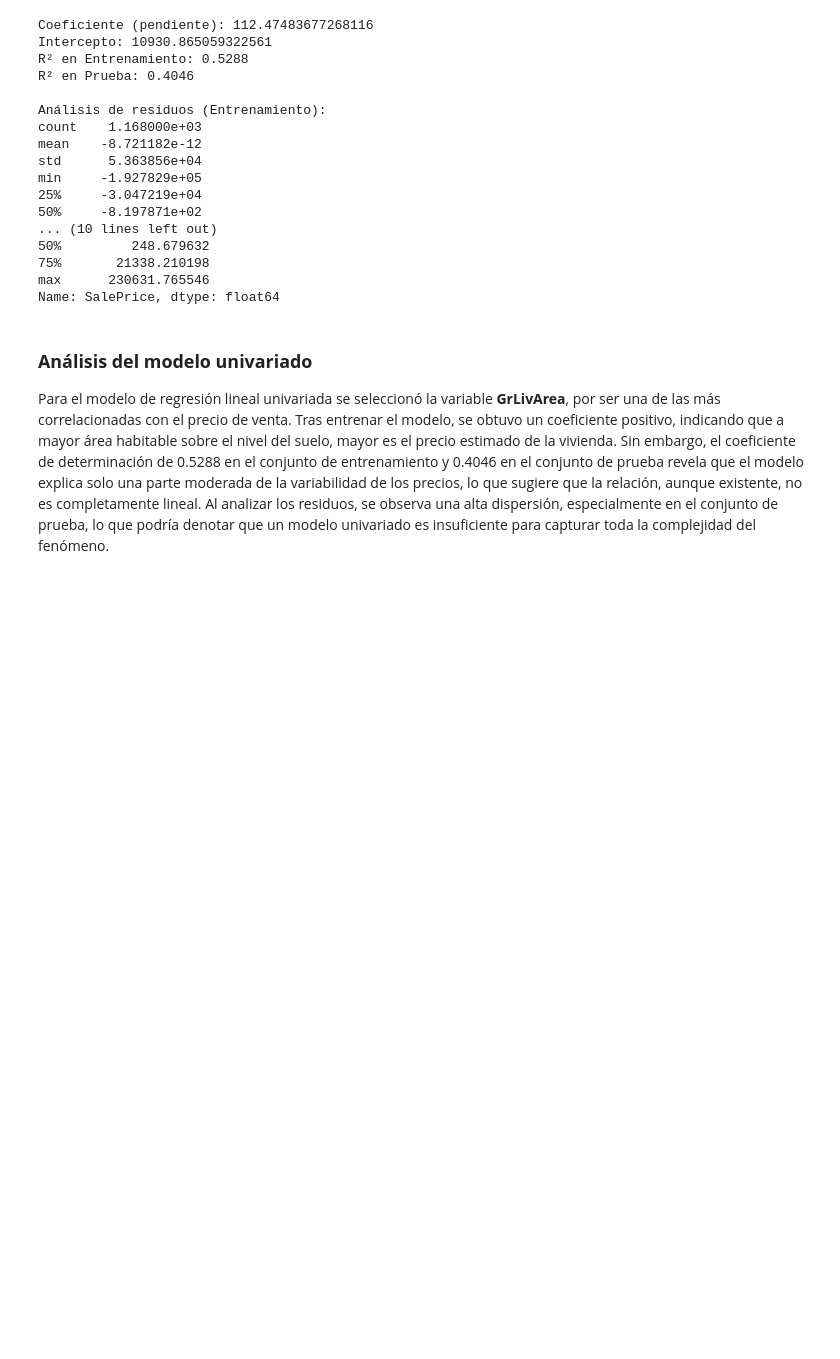
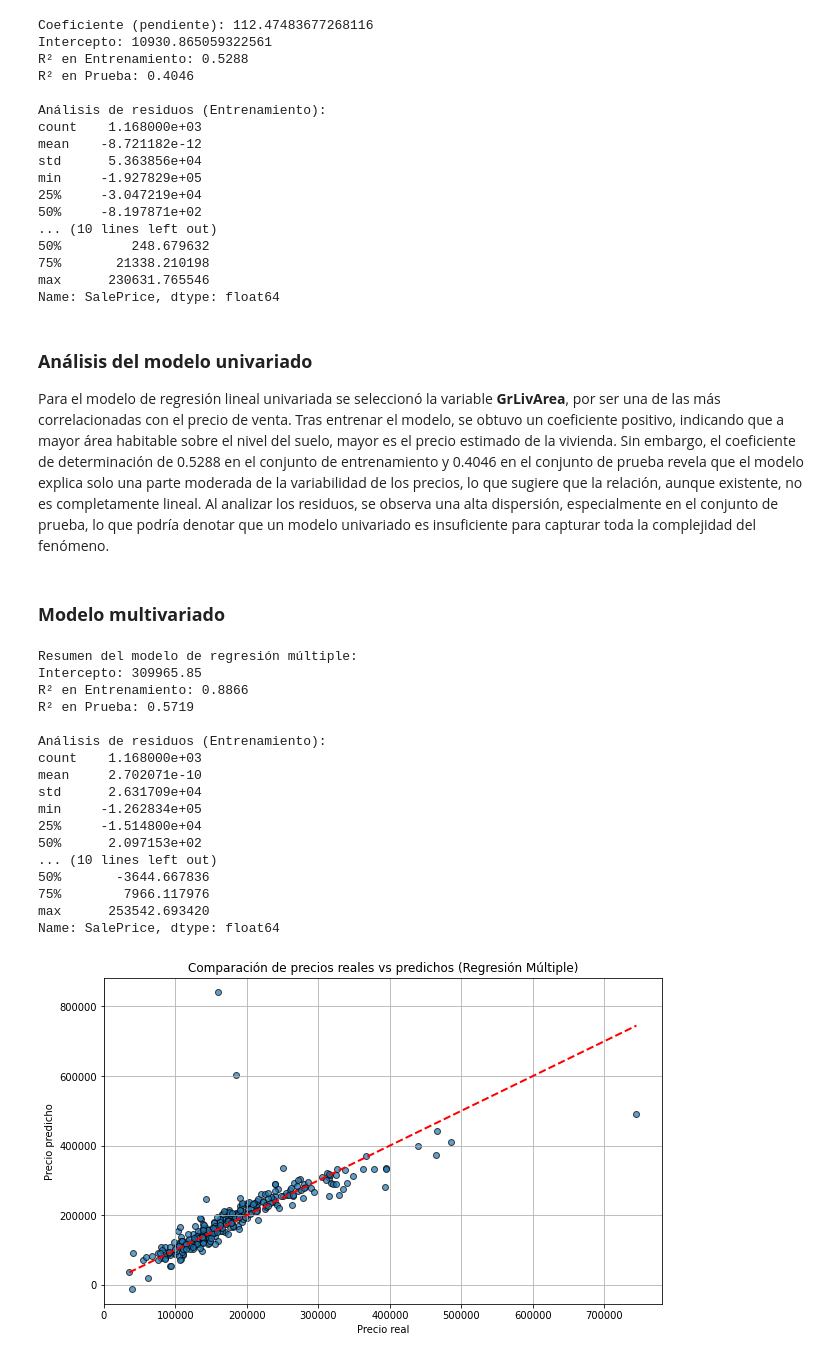
Before and after one commit to paulabaal12/PROY2-DM, a Jupyter notebook: proyecto.ipynb, the cells around one changed output. Saved outputs shown, nothing was run; the diff lists cells and outputs as text; code cells hidden in the pictures; blank space fills up the shorter version.

Commit message:
agregar modelo multivariado

```diff
--- a/proyecto.ipynb
+++ b/proyecto.ipynb
@@ -483,3 +483,63 @@ Name: SalePrice, dtype: float64
 ### **Análisis del modelo univariado**
 
 Para el modelo de regresión lineal univariada se seleccionó la variable **GrLivArea**, por ser una de las más correlacionadas con el precio de venta. Tras entrenar el modelo, se obtuvo un coeficiente positivo, indicando que a mayor área habitable sobre el nivel del suelo, mayor es el precio estimado de la vivienda. Sin embargo, el coeficiente de determinación de 0.5288 en el conjunto de entrenamiento y 0.4046 en el conjunto de prueba revela que el modelo explica solo una parte moderada de la variabilidad de los precios, lo que sugiere que la relación, aunque existente, no es completamente lineal. Al analizar los residuos, se observa una alta dispersión, especialmente en el conjunto de prueba, lo que podría denotar que un modelo univariado es insuficiente para capturar toda la complejidad del fenómeno.
+# %% [markdown]
+### **Modelo multivariado**
+# %%
+# Seleccionar solo las columnas numéricas para la regresión múltiple
+X_train_numeric = X_train.select_dtypes(include=[np.number])
+X_test_numeric = X_test.select_dtypes(include=[np.number])
+
+# Crear y entrenar el modelo de regresión lineal
+modelo_multi = LinearRegression()
+modelo_multi.fit(X_train_numeric, y_train)
+
+# Predicciones
+y_train_pred_multi = modelo_multi.predict(X_train_numeric)
+y_test_pred_multi = modelo_multi.predict(X_test_numeric)
+
+# Calcular residuos
+train_residuos_multi = y_train - y_train_pred_multi
+test_residuos_multi = y_test - y_test_pred_multi
+
+# Evaluar el modelo
+print("Resumen del modelo de regresión múltiple:")
+print(f"Intercepto: {modelo_multi.intercept_:.2f}")
+print(f"R² en Entrenamiento: {modelo_multi.score(X_train_numeric, y_train):.4f}")
+print(f"R² en Prueba: {modelo_multi.score(X_test_numeric, y_test):.4f}")
+
+# Análisis básico de residuos
+print("\nAnálisis de residuos (Entrenamiento):")
+print(train_residuos_multi.describe())
+
+print("\nAnálisis de residuos (Prueba):")
+print(test_residuos_multi.describe())
+
+# Gráfico de predicciones reales vs predichas (Prueba)
+plt.figure(figsize=(10, 6))
+plt.scatter(y_test, y_test_pred_multi, alpha=0.7, edgecolors="k")
+plt.plot([y_test.min(), y_test.max()], [y_test.min(), y_test.max()], color='red', linestyle='--', linewidth=2)
+plt.xlabel("Precio real")
+plt.ylabel("Precio predicho")
+plt.title("Comparación de precios reales vs predichos (Regresión Múltiple)")
+plt.grid(True)
+plt.show()
+# %% [output]
+Resumen del modelo de regresión múltiple:
+Intercepto: 309965.85
+R² en Entrenamiento: 0.8866
+R² en Prueba: 0.5719
+
+Análisis de residuos (Entrenamiento):
+count    1.168000e+03
+mean     2.702071e-10
+std      2.631709e+04
+min     -1.262834e+05
+25%     -1.514800e+04
+50%      2.097153e+02
+... (10 lines left out)
+50%       -3644.667836
+75%        7966.117976
+max      253542.693420
+Name: SalePrice, dtype: float64
+[figure, added]
```
Also changed, not shown: parts of 1 cell of this notebook.
